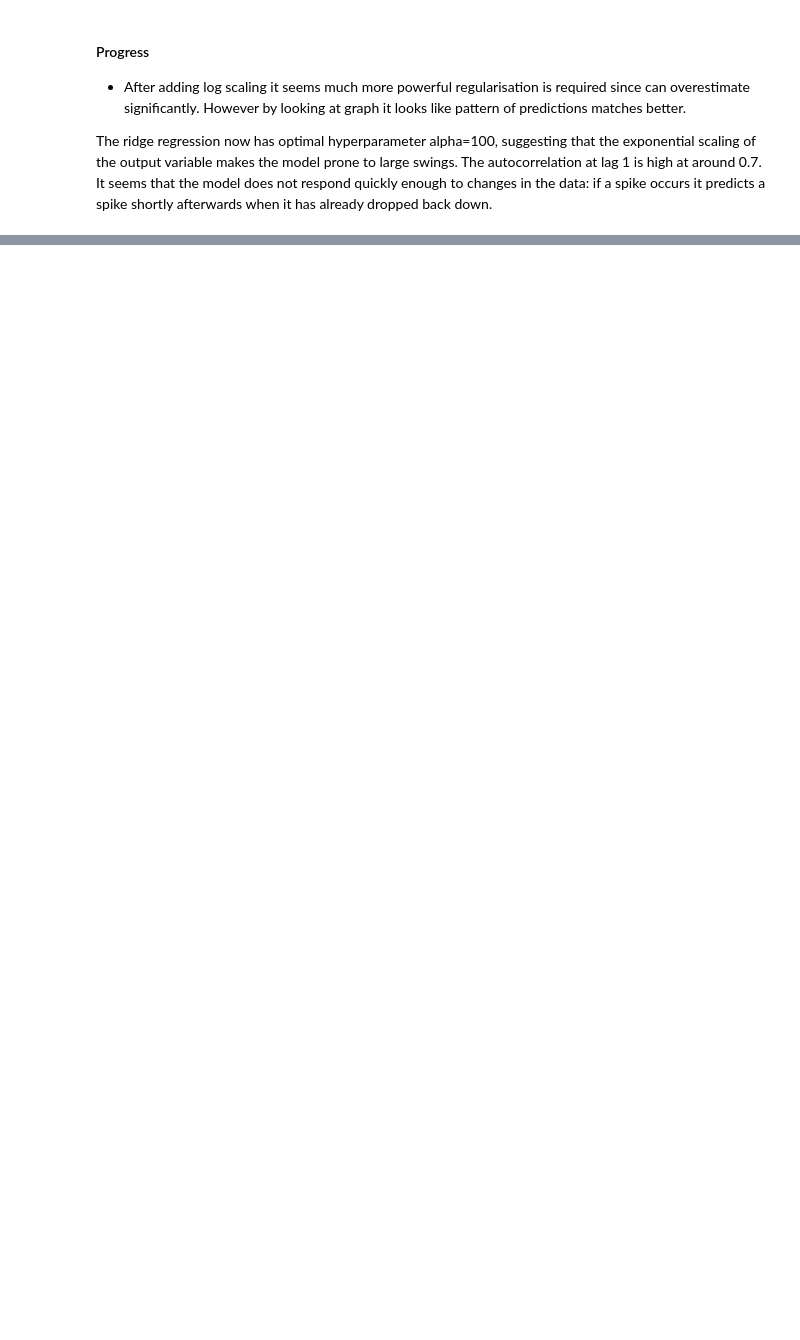
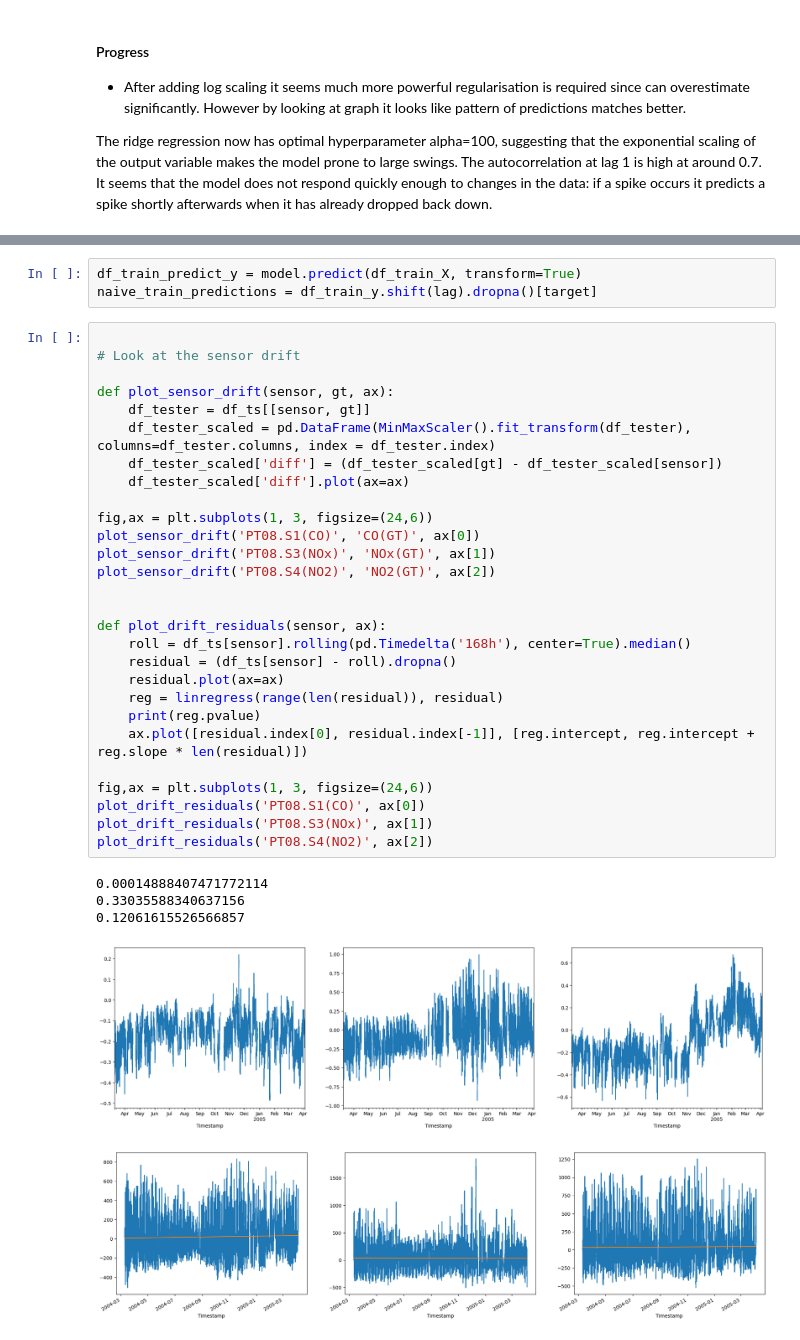
Before and after one commit to Joel-Y-18/9417-project, a Jupyter notebook: regression.ipynb, the cells around one changed output, grey strips where cells are left out. Saved outputs shown, nothing was run; the diff lists cells and outputs as text; blank space fills up the shorter version.

```diff
--- a/regression.ipynb
+++ b/regression.ipynb
@@ -1061,0 +882,37 @@ Evaluated hyperparameters {'direct_lag_window': 49} and model hyperparameters {'
+# %%
+df_train_predict_y = model.predict(df_train_X, transform=True)
+naive_train_predictions = df_train_y.shift(lag).dropna()[target]
+# %%
+
+# Look at the sensor drift
+
+def plot_sensor_drift(sensor, gt, ax):
+    df_tester = df_ts[[sensor, gt]]
+    df_tester_scaled = pd.DataFrame(MinMaxScaler().fit_transform(df_tester), columns=df_tester.columns, index = df_tester.index)
+    df_tester_scaled['diff'] = (df_tester_scaled[gt] - df_tester_scaled[sensor])
+    df_tester_scaled['diff'].plot(ax=ax)
+
+fig,ax = plt.subplots(1, 3, figsize=(24,6))
+plot_sensor_drift('PT08.S1(CO)', 'CO(GT)', ax[0])
+plot_sensor_drift('PT08.S3(NOx)', 'NOx(GT)', ax[1])
+plot_sensor_drift('PT08.S4(NO2)', 'NO2(GT)', ax[2])
+
+
+def plot_drift_residuals(sensor, ax):
+    roll = df_ts[sensor].rolling(pd.Timedelta('168h'), center=True).median()
+    residual = (df_ts[sensor] - roll).dropna()
+    residual.plot(ax=ax)
+    reg = linregress(range(len(residual)), residual)
+    print(reg.pvalue)
+    ax.plot([residual.index[0], residual.index[-1]], [reg.intercept, reg.intercept + reg.slope * len(residual)])
+
+fig,ax = plt.subplots(1, 3, figsize=(24,6))
+plot_drift_residuals('PT08.S1(CO)', ax[0])
+plot_drift_residuals('PT08.S3(NOx)', ax[1])
+plot_drift_residuals('PT08.S4(NO2)', ax[2])
+# %% [output]
+0.00014888407471772114
+0.33035588340637156
+0.12061615526566857
+[figure, added]
+[figure, added]
```
Also changed, not shown: parts of 7 cells of this notebook.
